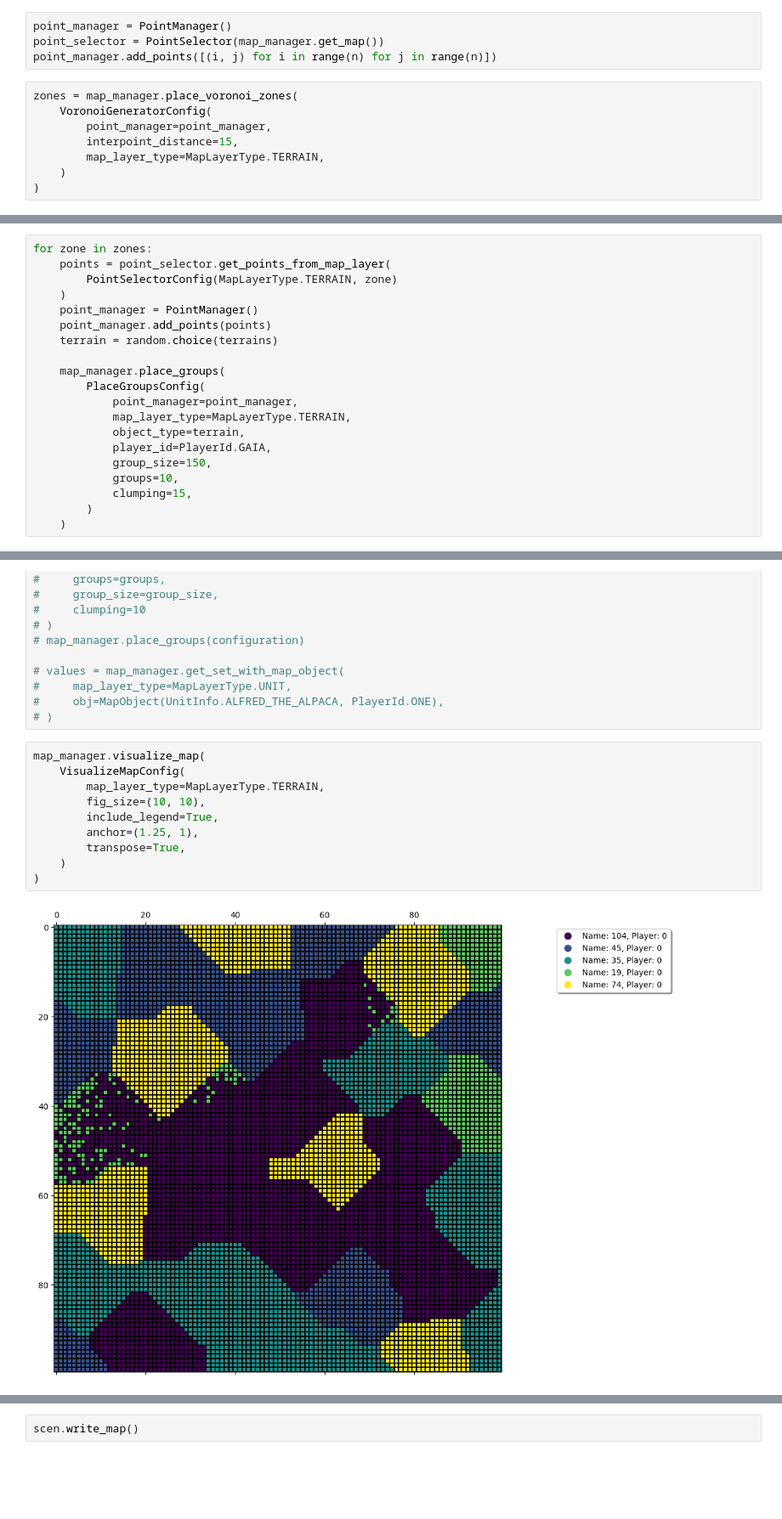
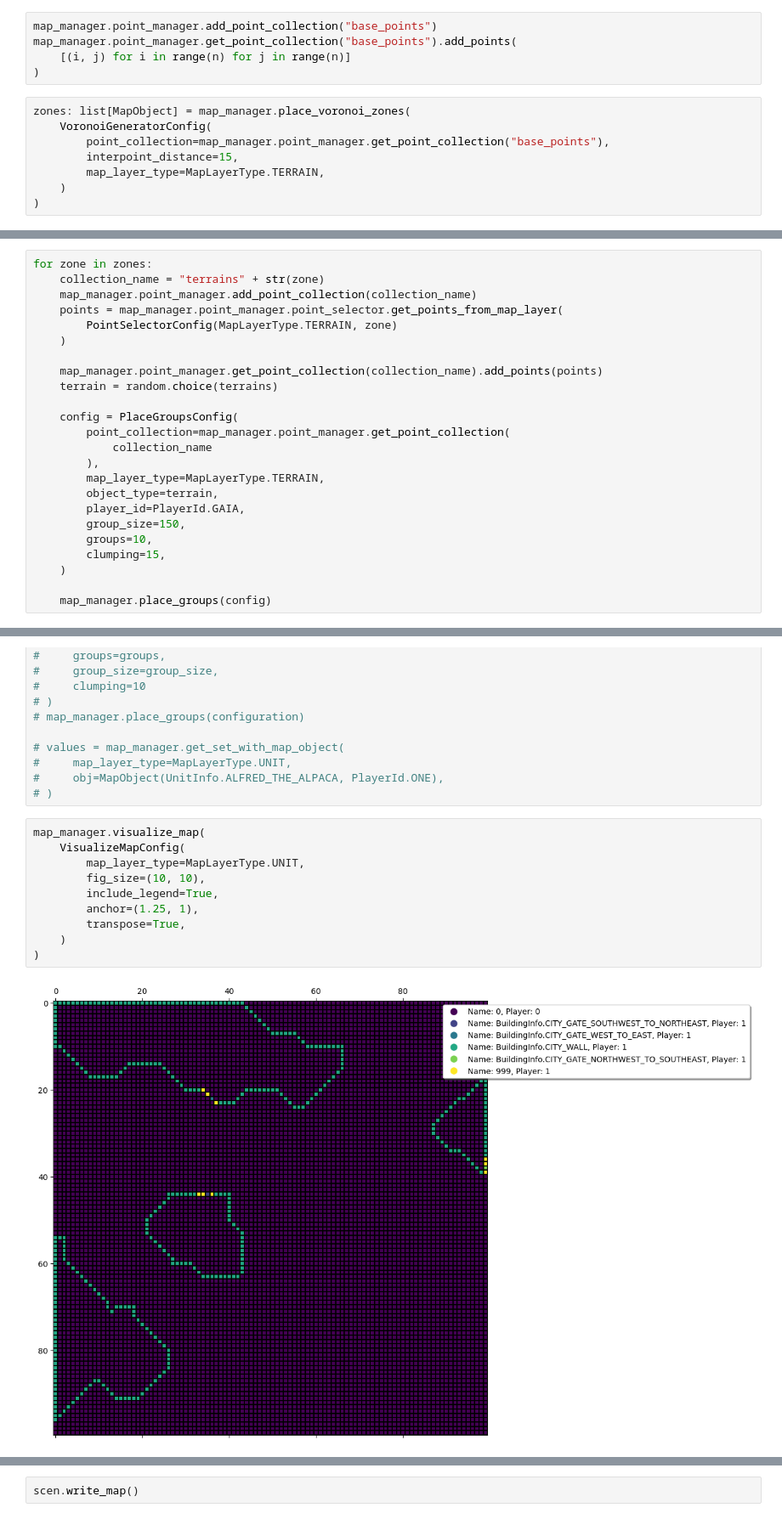
Before and after one commit to QuantumCreation/aoe2mapgenerator, a Jupyter notebook: src/main_scenario_creator.ipynb, the cells around one changed output, grey strips where cells are left out. Shown at 85% size. Saved outputs shown, nothing was run; the diff lists cells and outputs as text; blank space fills up the shorter version.

Commit message:
feat(refactor): point collections and point manager changed for ease of use

```diff
--- a/src/main_scenario_creator.ipynb
+++ b/src/main_scenario_creator.ipynb
@@ -71,13 +59,14 @@ ImportError: cannot import name 'main_map_generator' from partially initialized
 n = 100
 map_manager = MapManager(n)
 # %%
-point_manager = PointManager()
-point_selector = PointSelector(map_manager.get_map())
-point_manager.add_points([(i, j) for i in range(n) for j in range(n)])
+map_manager.point_manager.add_point_collection("base_points")
+map_manager.point_manager.get_point_collection("base_points").add_points(
+    [(i, j) for i in range(n) for j in range(n)]
+)
 # %%
-zones = map_manager.place_voronoi_zones(
+zones: list[MapObject] = map_manager.place_voronoi_zones(
     VoronoiGeneratorConfig(
-        point_manager=point_manager,
+        point_collection=map_manager.point_manager.get_point_collection("base_points"),
         interpoint_distance=15,
         map_layer_type=MapLayerType.TERRAIN,
     )
@@ -92,24 +81,28 @@ terrains = [
 ]
 # %%
 for zone in zones:
-    points = point_selector.get_points_from_map_layer(
+    collection_name = "terrains" + str(zone)
+    map_manager.point_manager.add_point_collection(collection_name)
+    points = map_manager.point_manager.point_selector.get_points_from_map_layer(
         PointSelectorConfig(MapLayerType.TERRAIN, zone)
     )
-    point_manager = PointManager()
-    point_manager.add_points(points)
+
+    map_manager.point_manager.get_point_collection(collection_name).add_points(points)
     terrain = random.choice(terrains)
 
-    map_manager.place_groups(
-        PlaceGroupsConfig(
-            point_manager=point_manager,
-            map_layer_type=MapLayerType.TERRAIN,
-            object_type=terrain,
-            player_id=PlayerId.GAIA,
-            group_size=150,
-            groups=10,
-            clumping=15,
-        )
+    config = PlaceGroupsConfig(
+        point_collection=map_manager.point_manager.get_point_collection(
+            collection_name
+        ),
+        map_layer_type=MapLayerType.TERRAIN,
+        object_type=terrain,
+        player_id=PlayerId.GAIA,
+        group_size=150,
+        groups=10,
+        clumping=15,
     )
+
+    map_manager.place_groups(config)
 # %%
 zones = map_manager.place_voronoi_zones(
     VoronoiGeneratorConfig(
@@ -199,15 +186,15 @@ gate_placer.place_gate_on_four_sides(
 # %%
 map_manager.visualize_map(
     VisualizeMapConfig(
-        map_layer_type=MapLayerType.TERRAIN,
+        map_layer_type=MapLayerType.UNIT,
         fig_size=(10, 10),
         include_legend=True,
         anchor=(1.25, 1),
         transpose=True,
     )
 )
 # %% [output]
-[figure, old version]
+[figure, new version]
 # %%
 scen = Scenario(aoe2_map=map_manager.get_map())
 # %% [output]
```
Also changed, not shown: parts of 8 cells of this notebook, 33 other files.
